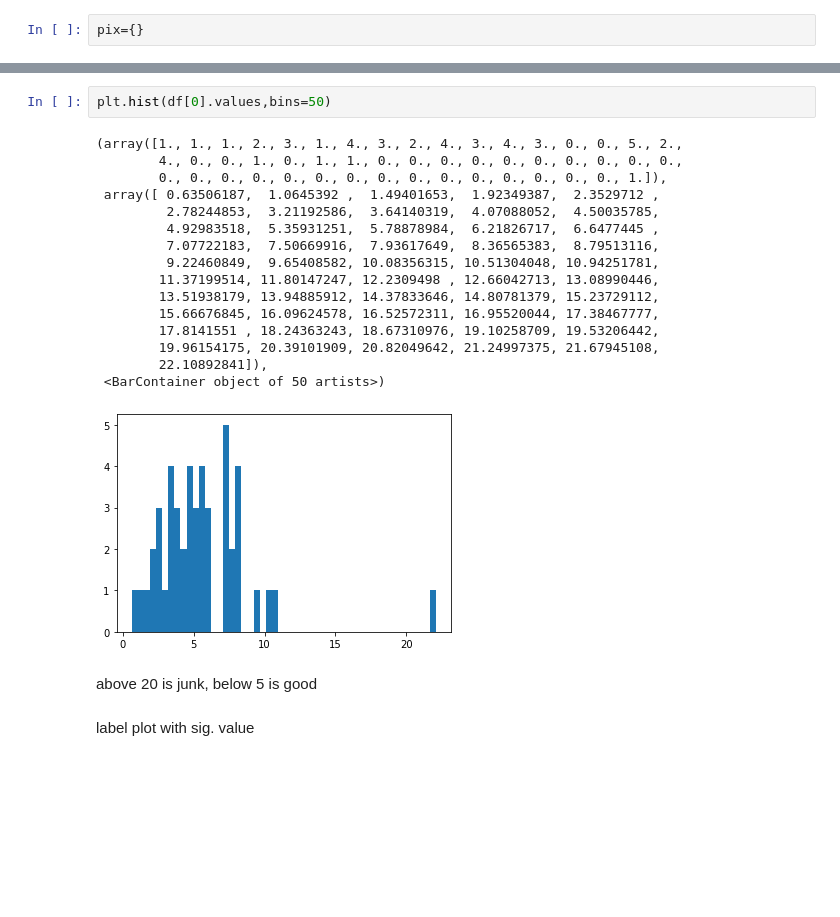
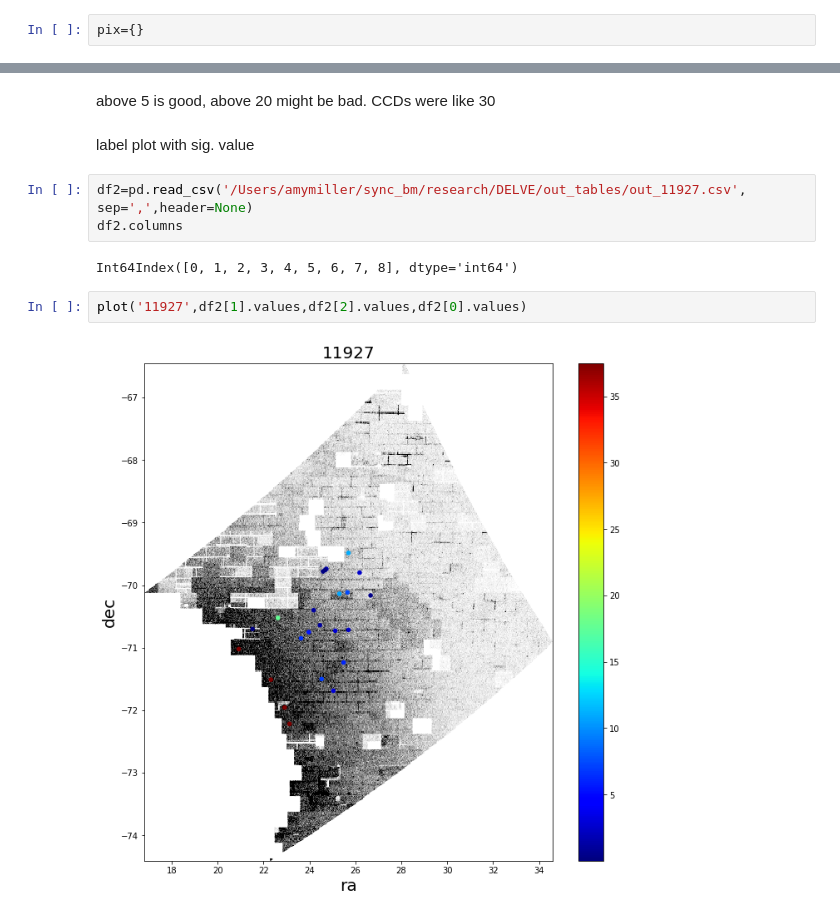
Before and after one commit to amyelizmiller/DELVE, a Jupyter notebook: plot_peak_locations_on_healpix_map.ipynb, the cells around one changed output, grey strips where cells are left out. Cells and saved outputs as stored; diff of their text form; blank space fills up the shorter version.

```diff
--- a/plot_peak_locations_on_healpix_map.ipynb
+++ b/plot_peak_locations_on_healpix_map.ipynb
@@ -86,23 +92,13 @@ plot('11812',df[1].values,df[2].values,df[0].values)
-# %%
-plt.hist(df[0].values,bins=50)
-# %% [output]
-(array([1., 1., 1., 2., 3., 1., 4., 3., 2., 4., 3., 4., 3., 0., 0., 5., 2.,
-        4., 0., 0., 1., 0., 1., 1., 0., 0., 0., 0., 0., 0., 0., 0., 0., 0.,
-        0., 0., 0., 0., 0., 0., 0., 0., 0., 0., 0., 0., 0., 0., 0., 1.]),
- array([ 0.63506187,  1.0645392 ,  1.49401653,  1.92349387,  2.3529712 ,
-         2.78244853,  3.21192586,  3.64140319,  4.07088052,  4.50035785,
-         4.92983518,  5.35931251,  5.78878984,  6.21826717,  6.6477445 ,
-         7.07722183,  7.50669916,  7.93617649,  8.36565383,  8.79513116,
-         9.22460849,  9.65408582, 10.08356315, 10.51304048, 10.94251781,
-        11.37199514, 11.80147247, 12.2309498 , 12.66042713, 13.08990446,
-        13.51938179, 13.94885912, 14.37833646, 14.80781379, 15.23729112,
-        15.66676845, 16.09624578, 16.52572311, 16.95520044, 17.38467777,
-        17.8141551 , 18.24363243, 18.67310976, 19.10258709, 19.53206442,
-        19.96154175, 20.39101909, 20.82049642, 21.24997375, 21.67945108,
-        22.10892841]),
- <BarContainer object of 50 artists>)
-[figure, removed]
 # %% [markdown]
-above 20 is junk, below 5 is good
+above 5 is good, above 20 might be bad. CCDs were like 30
 # %% [markdown]
 label plot with sig. value
+# %%
+df2=pd.read_csv('/Users/amymiller/sync_bm/research/DELVE/out_tables/out_11927.csv', sep=',',header=None)
+df2.columns
+# %% [output]
+Int64Index([0, 1, 2, 3, 4, 5, 6, 7, 8], dtype='int64')
+# %%
+plot('11927',df2[1].values,df2[2].values,df2[0].values)
+# %% [output]
+[figure, added]
```
Also changed, not shown: parts of 7 cells of this notebook.
